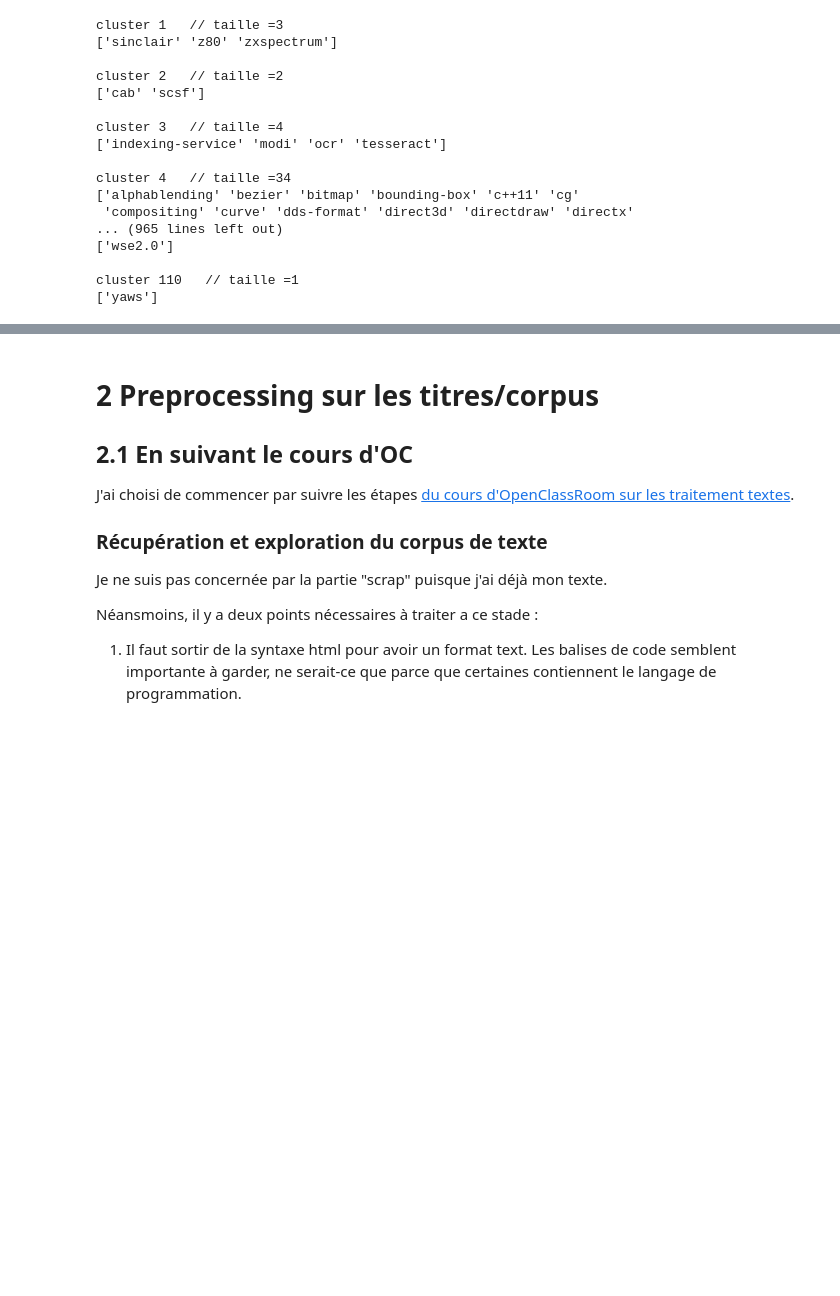
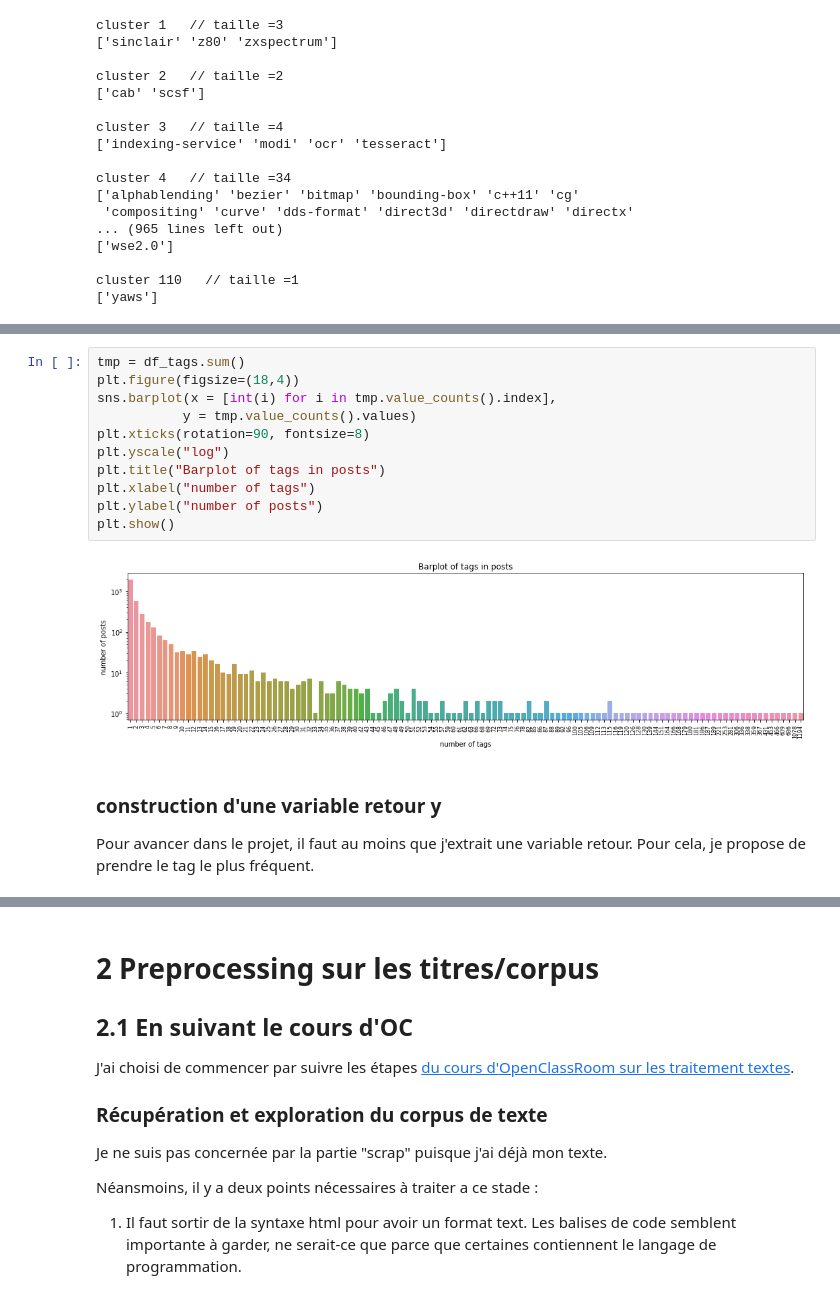
Before and after one commit to ClaireGayral/formation_openclassroom, a Jupyter notebook: P5_gayral_claire/P5_01_notebookexploration.ipynb, the cells around one changed output, grey strips where cells are left out. Drawn from its saved outputs; the diff is of its cells as text; blank space fills up the shorter version.

```diff
--- a/P5_gayral_claire/P5_01_notebookexploration.ipynb
+++ b/P5_gayral_claire/P5_01_notebookexploration.ipynb
@@ -591,0 +621,16 @@ sns.boxplot(data=count_posts)
+# %%
+tmp = df_tags.sum()
+plt.figure(figsize=(18,4))
+sns.barplot(x = [int(i) for i in tmp.value_counts().index],
+           y = tmp.value_counts().values)
+plt.xticks(rotation=90, fontsize=8)
+plt.yscale("log")
+plt.title("Barplot of tags in posts")
+plt.xlabel("number of tags")
+plt.ylabel("number of posts")
+plt.show()
+# %% [output]
+[figure, added]
+# %% [markdown]
+### construction d'une variable retour y
+Pour avancer dans le projet, il faut au moins que j'extrait une variable retour. Pour cela, je propose de prendre le tag le plus fréquent.
```
Also changed, not shown: parts of 100 cells of this notebook.
